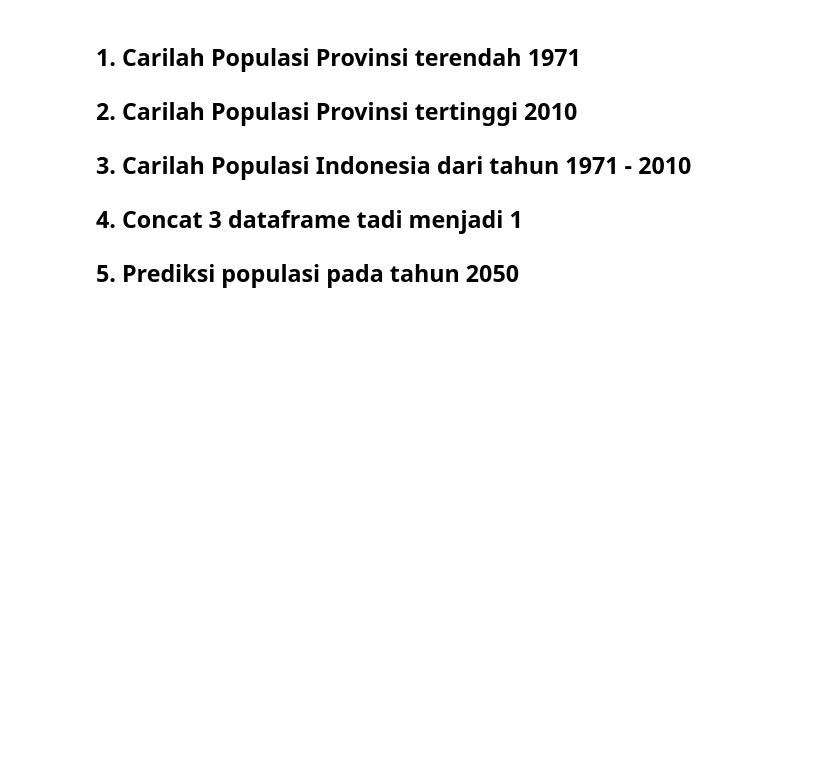
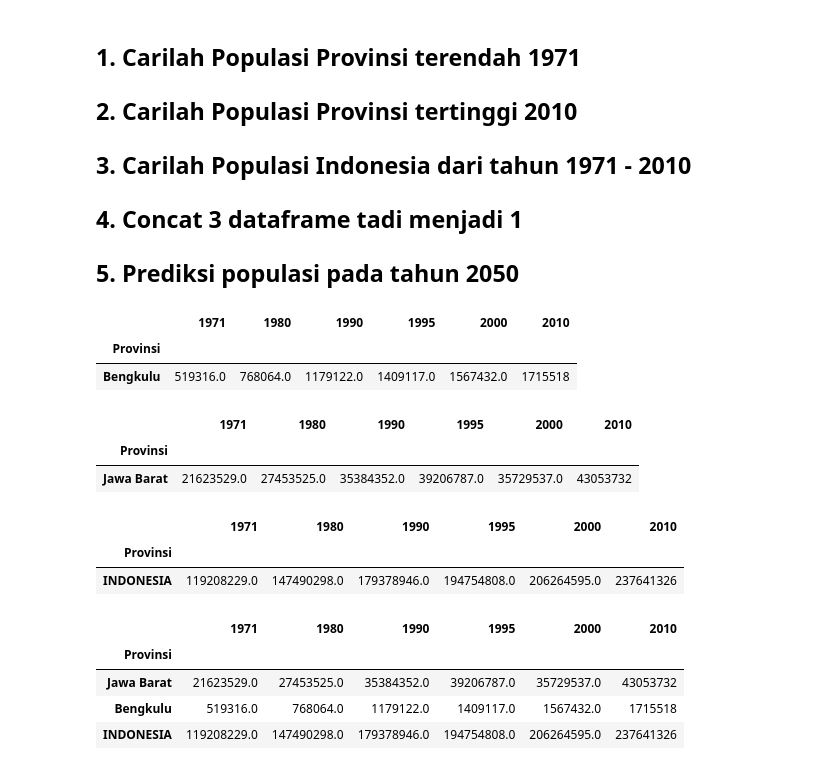
Before and after one commit to ridhoaryo/modul3_linear_reg_1, a Jupyter notebook: Untitled.ipynb, the cells around one changed output. Drawn from its saved outputs; the diff is of its cells as text; code cells hidden in the pictures; blank space fills up the shorter version.

```diff
--- a/Untitled.ipynb
+++ b/Untitled.ipynb
@@ -189,3 +169,35 @@ bps
 ## 3. Carilah Populasi Indonesia dari tahun 1971 - 2010
 ## 4. Concat 3 dataframe tadi menjadi 1
 ## 5. Prediksi populasi pada tahun 2050
+# %%
+# provinsi dengan populasi terendah di tahun 1971
+lowest = bps[bps[1971] == bps[1971].min()]
+lowest
+# %% [output]
+|  | 1971 | 1980 | 1990 | 1995 | 2000 | 2010 |
+| Provinsi |  |  |  |  |  |  |
+| Bengkulu | 519316.0 | 768064.0 | 1179122.0 | 1409117.0 | 1567432.0 | 1715518 |
+# %%
+highest = bps[bps.index != "INDONESIA"]
+highest = highest[highest[2010] == highest[2010].max()]
+highest
+# %% [output]
+|  | 1971 | 1980 | 1990 | 1995 | 2000 | 2010 |
+| Provinsi |  |  |  |  |  |  |
+| Jawa Barat | 21623529.0 | 27453525.0 | 35384352.0 | 39206787.0 | 35729537.0 | 43053732 |
+# %%
+indo = bps[bps.index == "INDONESIA"]
+indo
+# %% [output]
+|  | 1971 | 1980 | 1990 | 1995 | 2000 | 2010 |
+| Provinsi |  |  |  |  |  |  |
+| INDONESIA | 119208229.0 | 147490298.0 | 179378946.0 | 194754808.0 | 206264595.0 | 237641326 |
+# %%
+hilo = pd.concat([highest, lowest, indo])
+hilo
+# %% [output]
+|  | 1971 | 1980 | 1990 | 1995 | 2000 | 2010 |
+| Provinsi |  |  |  |  |  |  |
+| Jawa Barat | 21623529.0 | 27453525.0 | 35384352.0 | 39206787.0 | 35729537.0 | 43053732 |
+| Bengkulu | 519316.0 | 768064.0 | 1179122.0 | 1409117.0 | 1567432.0 | 1715518 |
+| INDONESIA | 119208229.0 | 147490298.0 | 179378946.0 | 194754808.0 | 206264595.0 | 237641326 |
```
Also changed, not shown: parts of 15 cells of this notebook, 1 other file.
